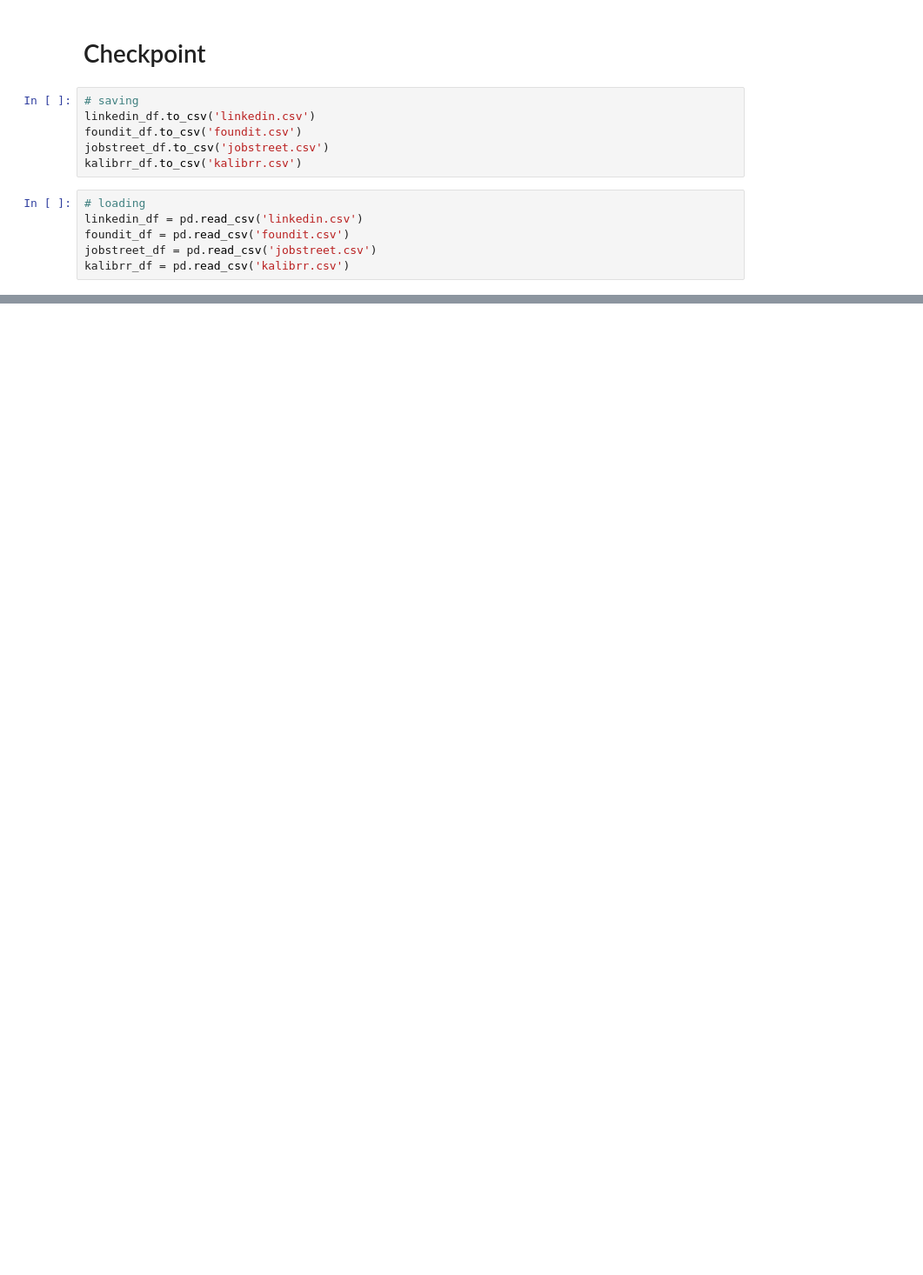
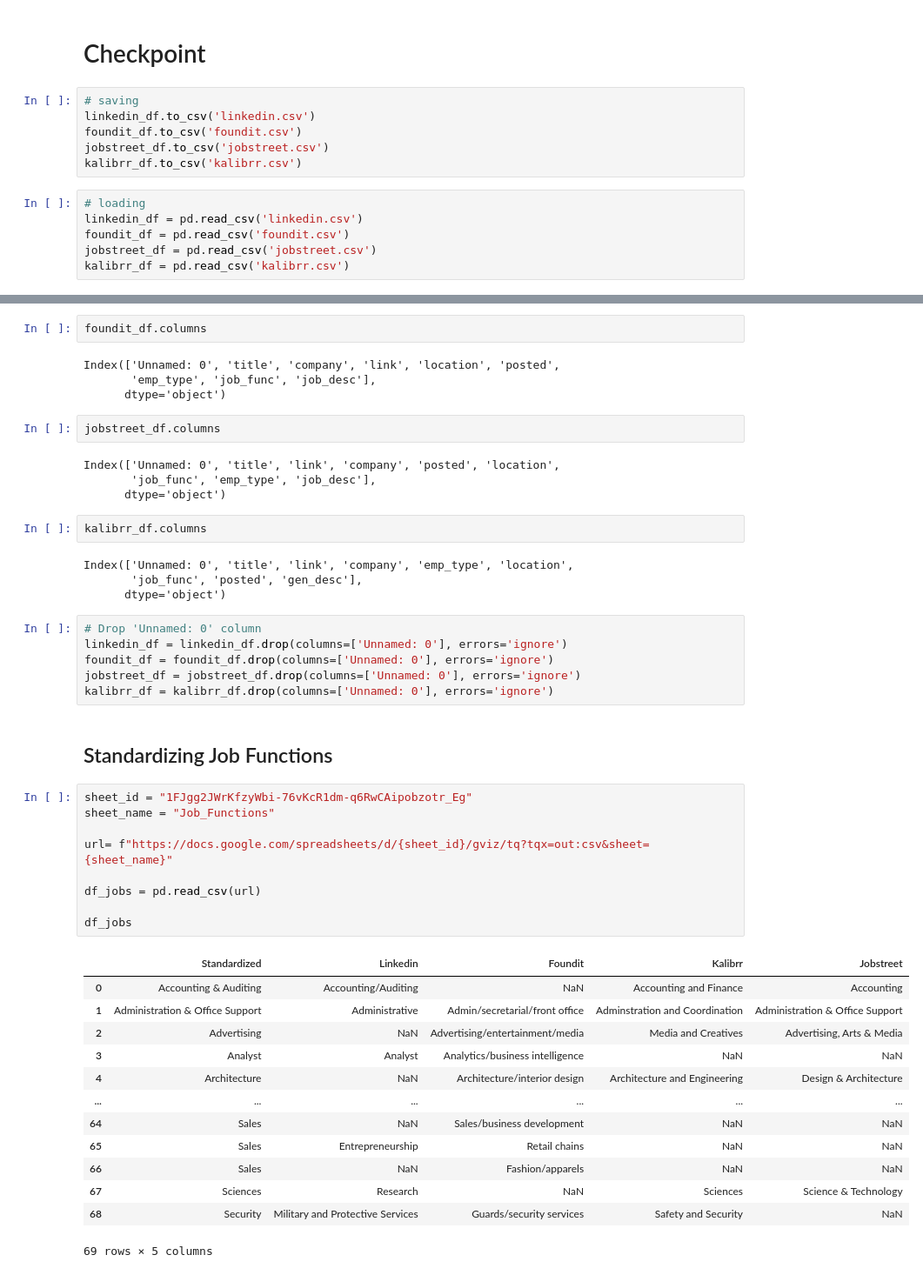
Before and after one commit to KyleCarlo/Job-Recommender-System, a Jupyter notebook: Scraping Notebook.ipynb, the cells around one changed output, grey strips where cells are left out. Shown at 87% size. Cells and saved outputs as stored; diff of their text form; blank space fills up the shorter version.

```diff
--- a/Scraping Notebook.ipynb
+++ b/Scraping Notebook.ipynb
@@ -538,0 +547,49 @@ kalibrr_df = pd.read_csv('kalibrr.csv')
+# %%
+foundit_df.columns
+# %% [output]
+Index(['Unnamed: 0', 'title', 'company', 'link', 'location', 'posted',
+       'emp_type', 'job_func', 'job_desc'],
+      dtype='object')
+# %%
+jobstreet_df.columns
+# %% [output]
+Index(['Unnamed: 0', 'title', 'link', 'company', 'posted', 'location',
+       'job_func', 'emp_type', 'job_desc'],
+      dtype='object')
+# %%
+kalibrr_df.columns
+# %% [output]
+Index(['Unnamed: 0', 'title', 'link', 'company', 'emp_type', 'location',
+       'job_func', 'posted', 'gen_desc'],
+      dtype='object')
+# %%
+# Drop 'Unnamed: 0' column
+linkedin_df = linkedin_df.drop(columns=['Unnamed: 0'], errors='ignore')
+foundit_df = foundit_df.drop(columns=['Unnamed: 0'], errors='ignore')
+jobstreet_df = jobstreet_df.drop(columns=['Unnamed: 0'], errors='ignore')
+kalibrr_df = kalibrr_df.drop(columns=['Unnamed: 0'], errors='ignore')
+# %% [markdown]
+## Standardizing Job Functions
+# %%
+sheet_id = "1FJgg2JWrKfzyWbi-76vKcR1dm-q6RwCAipobzotr_Eg"
+sheet_name = "Job_Functions"
+
+url= f"https://docs.google.com/spreadsheets/d/{sheet_id}/gviz/tq?tqx=out:csv&sheet={sheet_name}"
+
+df_jobs = pd.read_csv(url)
+
+df_jobs
+# %% [output]
+|  | Standardized | Linkedin | Foundit | Kalibrr | Jobstreet |
+| 0 | Accounting & Auditing | Accounting/Auditing | NaN | Accounting and Finance | Accounting |
+| 1 | Administration & Office Support | Administrative | Admin/secretarial/front office | Adminstration and Coordination | Administration & Office Support |
+| 2 | Advertising | NaN | Advertising/entertainment/media | Media and Creatives | Advertising, Arts & Media |
+| 3 | Analyst | Analyst | Analytics/business intelligence | NaN | NaN |
+| 4 | Architecture | NaN | Architecture/interior design | Architecture and Engineering | Design & Architecture |
+| ... | ... | ... | ... | ... | ... |
+| 64 | Sales | NaN | Sales/business development | NaN | NaN |
+| 65 | Sales | Entrepreneurship | Retail chains | NaN | NaN |
+| 66 | Sales | NaN | Fashion/apparels | NaN | NaN |
+| 67 | Sciences | Research | NaN | Sciences | Science & Technology |
+| 68 | Security | Military and Protective Services | Guards/security services | Safety and Security | NaN |
+69 rows × 5 columns
```
Also changed, not shown: parts of 65 cells of this notebook.
